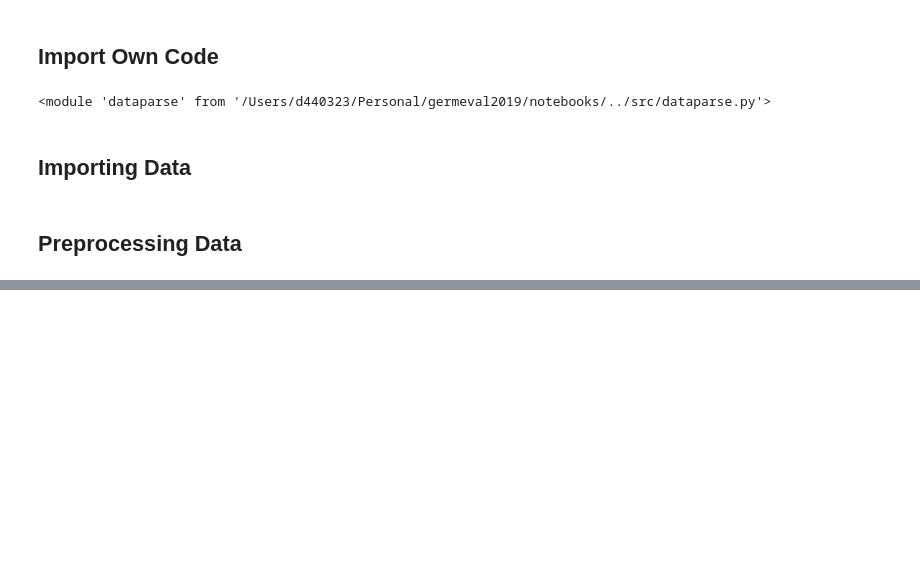
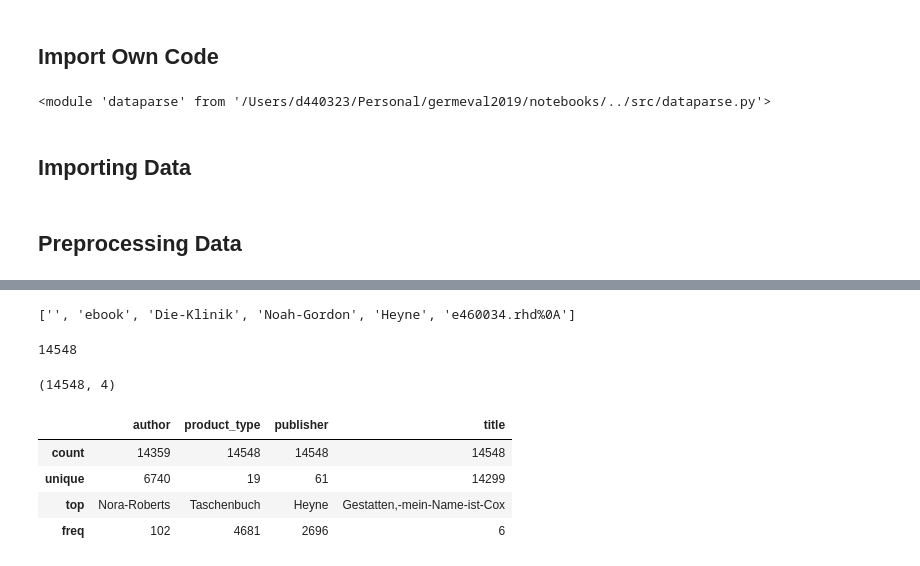
Before and after one commit to kylehiroyasu/germeval2019, a Jupyter notebook: notebooks/0.2-Evaluation_Data_Parse.ipynb, the cells around one changed output, grey strips where cells are left out. Drawn from its saved outputs; the diff is of its cells as text; code cells hidden in the pictures; blank space fills up the shorter version.

```diff
--- a/notebooks/0.2-Evaluation_Data_Parse.ipynb
+++ b/notebooks/0.2-Evaluation_Data_Parse.ipynb
@@ -56,0 +196,2 @@ What isn't clear is what happens where there are multiple authos how they may be
+# %%
+df['url_path_length'] = df.url_path.apply(lambda path: len(path.split('/')))
@@ -56,0 +235,51 @@ What isn't clear is what happens where there are multiple authos how they may be
+# %%
+'/ebook/Die-Klinik/Noah-Gordon/Heyne/e460034.rhd%0A'.split('/')
+# %% [output]
+['', 'ebook', 'Die-Klinik', 'Noah-Gordon', 'Heyne', 'e460034.rhd%0A']
+# %%
+def process_four_part_path(parts):
+    processed_parts = {}
+    try:
+        processed_parts['product_type'] = parts[1]
+        processed_parts['title'] = parts[2]
+        processed_parts['publisher'] = parts[-2]
+    except:
+        processed_parts = {}
+    return processed_parts
+
+def process_five_part_path(parts):
+    processed_parts = process_four_part_path(parts)
+    try:
+        if len(processed_parts.keys()) > 0:
+            processed_parts['author'] = parts[3]
+    except:
+        processed_parts = {}
+    return processed_parts
+
+def split_url_path(path):
+    path_parts = path.split('/')
+    parts_dict = {}
+    if len(path_parts) == 6:
+        parts_dict = process_five_part_path(path_parts)
+    elif len(path_parts) == 5:
+        parts_dict = process_four_part_path(path_parts)
+    return parts_dict
+# %%
+url_parts_list = df.url_path.apply(lambda path: split_url_path(path)).tolist()
+# %%
+len(url_parts_list)
+# %% [output]
+14548
+# %%
+url_parts_df = pd.DataFrame(url_parts_list)
+url_parts_df.shape
+# %% [output]
+(14548, 4)
+# %%
+url_parts_df.describe()
+# %% [output]
+|  | author | product_type | publisher | title |
+| count | 14359 | 14548 | 14548 | 14548 |
+| unique | 6740 | 19 | 61 | 14299 |
+| top | Nora-Roberts | Taschenbuch | Heyne | Gestatten,-mein-Name-ist-Cox |
+| freq | 102 | 4681 | 2696 | 6 |
```
Also changed, not shown: parts of 42 cells of this notebook.
